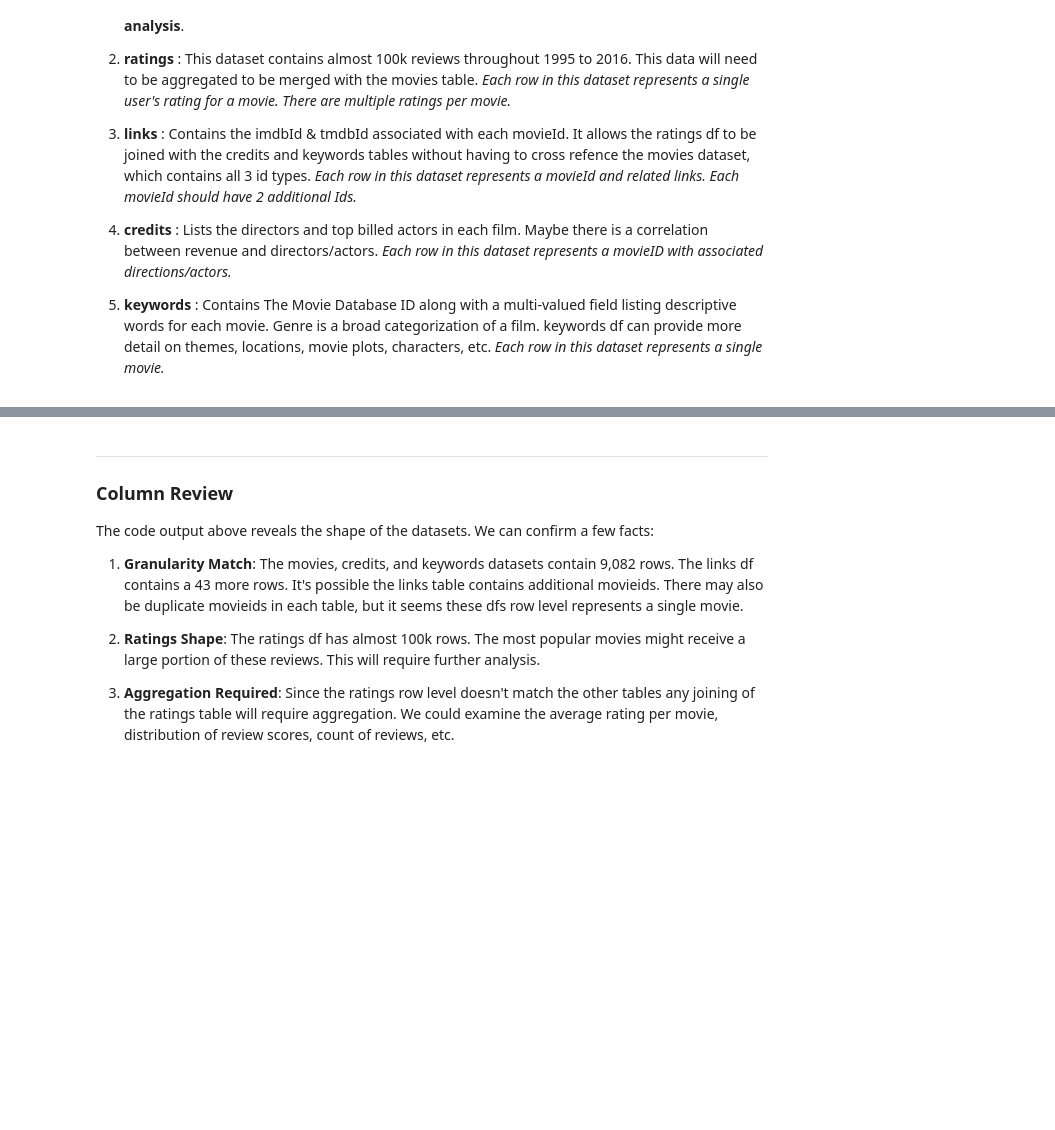
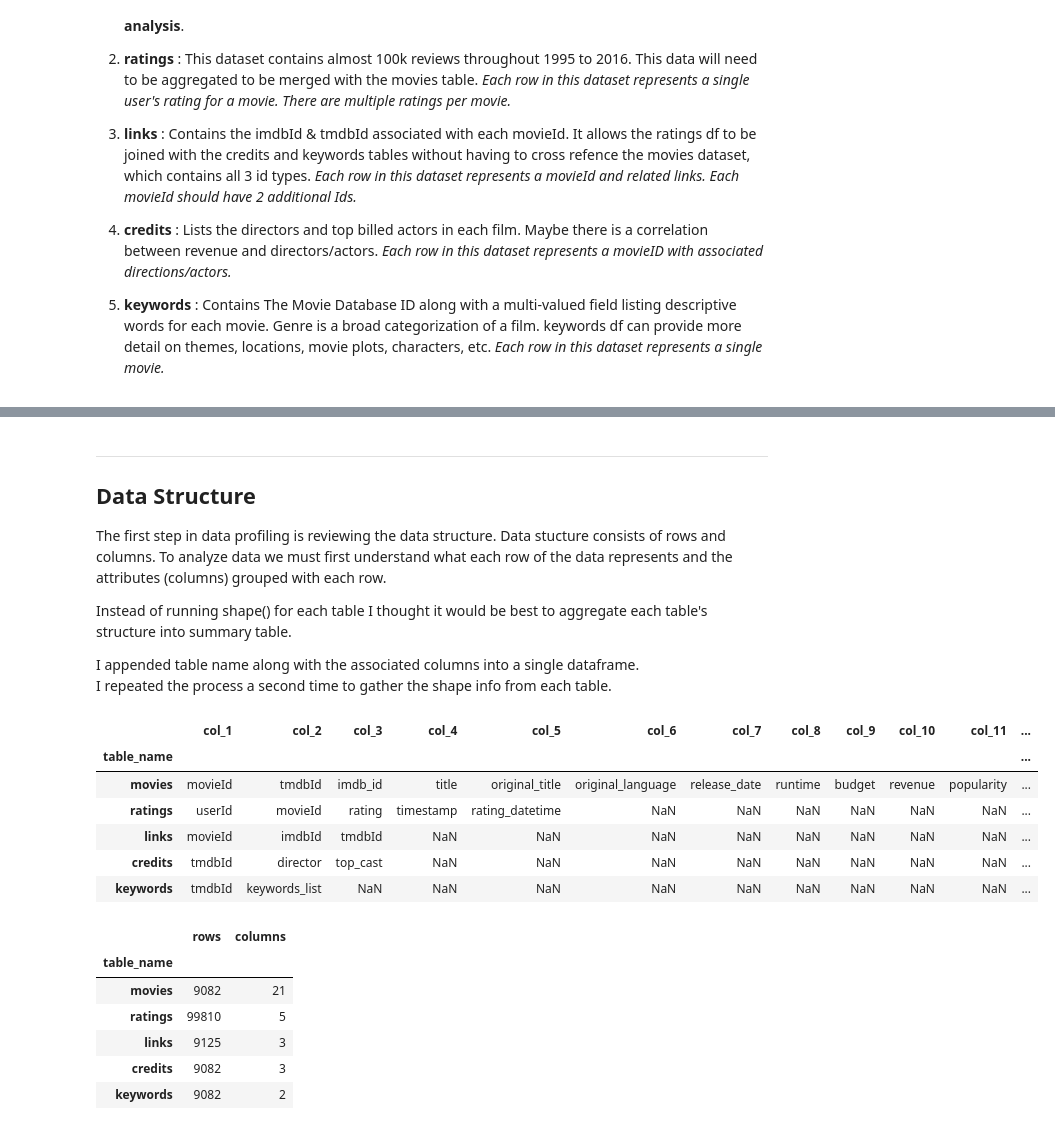
Before and after one commit to MFUTSA/Project-Option-1-Matt-Flores, a Jupyter notebook: notebooks/Milestone_1.ipynb, the cells around one changed output, grey strips where cells are left out. Saved outputs shown, nothing was run; the diff lists cells and outputs as text; code cells hidden in the pictures; blank space fills up the shorter version.

```diff
--- a/notebooks/Milestone_1.ipynb
+++ b/notebooks/Milestone_1.ipynb
@@ -88,7 +88,7 @@ links = pd.read_csv(DATA_DIR / 'links.csv')
 credits = pd.read_csv(DATA_DIR / 'credits_curated.csv')
 keywords = pd.read_csv(DATA_DIR / 'keywords_curated.csv')
 
-# Create a dictionary to hold the DataFrames for easier access. We can loop through tables, etc.
+# Create a dictionary (keys paired with values) to hold the DataFrames for easier access. We can loop through tables, etc.
 tables = {
     'movies': movies,
     'ratings': ratings,
@@ -97,20 +97,5 @@ tables = {
     'keywords': keywords,
 }
 
-# Collect the column names for each table
-# for each table in tables dictionary, append the table name to the first column
-# and then each column name in the table to the next columns.
-summary_data = []
-for name, df in tables.items():
-    summary_data.append({"table_name": name, **{f"col_{i+1}": col for i, col in enumerate(df.columns)}})
-
-# Build a summary DataFrame that shows the table name and each column name in separate columns.
-column_summary_df = pd.DataFrame(summary_data).set_index("table_name")
-
-# Display the result
-display(column_summary_df)
-
-#print out each df and it's shape.
-for name, df in tables.items():
-     print(f'\n{name}: {df.shape[0]:,} rows x {df.shape[1]:,} columns')
+print("Datasets loaded into dataframes. Dictionary of dataframes called 'tables' created.")
 # %% [output]
@@ -133,10 +103,49 @@ keywords: 9,082 rows x 2 columns
 # %% [markdown]
 ---
-### Column Review
+## Data Structure
 
-The code output above reveals the shape of the datasets. We can confirm a few facts:
-1) **Granularity Match**: The movies, credits, and keywords datasets contain 9,082 rows. The links df contains a 43 more rows. It's possible the links table contains additional movieids. There may also be duplicate movieids in each table, but it seems these dfs row level represents a single movie.
+The first step in data profiling is reviewing the data structure. Data stucture consists of rows and columns. To analyze data we must first understand what each row of the data represents and the attributes (columns) grouped with each row.
 
-2) **Ratings Shape**: The ratings df has almost 100k rows. The most popular movies might receive a large portion of these reviews. This will require further analysis.
+Instead of running shape() for each table I thought it would be best to aggregate each table's structure into summary table.
 
-3) **Aggregation Required**: Since the ratings row level doesn't match the other tables any joining of the ratings table will require aggregation. We could examine the average rating per movie, distribution of review scores, count of reviews, etc.
+I appended table name along with the associated columns into a single dataframe.
+I repeated the process a second time to gather the shape info from each table.
+# %%
+# Create a blank list called column_summary that we can populate.
+column_summary = []
+
+# Populate the list using a loop that appends table names and each column within that table.
+for name, df in tables.items():
+    column_summary.append({"table_name": name, **{f"col_{i+1}": col for i, col in enumerate(df.columns)}})
+
+# Build a summary DataFrame that shows the table name and each column name in separate columns.
+# Converted summary_data list into a pd.dataframe and set index equal to table name.
+column_summary_df = pd.DataFrame(column_summary).set_index("table_name")
+
+# Display the result
+display(column_summary_df)
+
+raw_data_shape = []
+# Print out each df and it's shape. For is a loop function. "for every name in tables dictionary, print the shape variables"
+for name, df in tables.items():
+     raw_data_shape.append({"table_name": name, "rows": df.shape[0], "columns": df.shape[1]})
+
+raw_data_shape_df = pd.DataFrame(raw_data_shape).set_index("table_name")
+
+# Display the results
+display(raw_data_shape_df)
+# %% [output]
+|  | col_1 | col_2 | col_3 | col_4 | col_5 | col_6 | col_7 | col_8 | col_9 | col_10 | col_11 | ... |
+| table_name |  |  |  |  |  |  |  |  |  |  |  | ... |
+| movies | movieId | tmdbId | imdb_id | title | original_title | original_language | release_date | runtime | budget | revenue | popularity | ... |
+| ratings | userId | movieId | rating | timestamp | rating_datetime | NaN | NaN | NaN | NaN | NaN | NaN | ... |
+| links | movieId | imdbId | tmdbId | NaN | NaN | NaN | NaN | NaN | NaN | NaN | NaN | ... |
+| credits | tmdbId | director | top_cast | NaN | NaN | NaN | NaN | NaN | NaN | NaN | NaN | ... |
+| keywords | tmdbId | keywords_list | NaN | NaN | NaN | NaN | NaN | NaN | NaN | NaN | NaN | ... |
+|  | rows | columns |
+| table_name |  |  |
+| movies | 9082 | 21 |
+| ratings | 99810 | 5 |
+| links | 9125 | 3 |
+| credits | 9082 | 3 |
+| keywords | 9082 | 2 |
```
Also changed, not shown: parts of 19 cells of this notebook, 1 other file.
